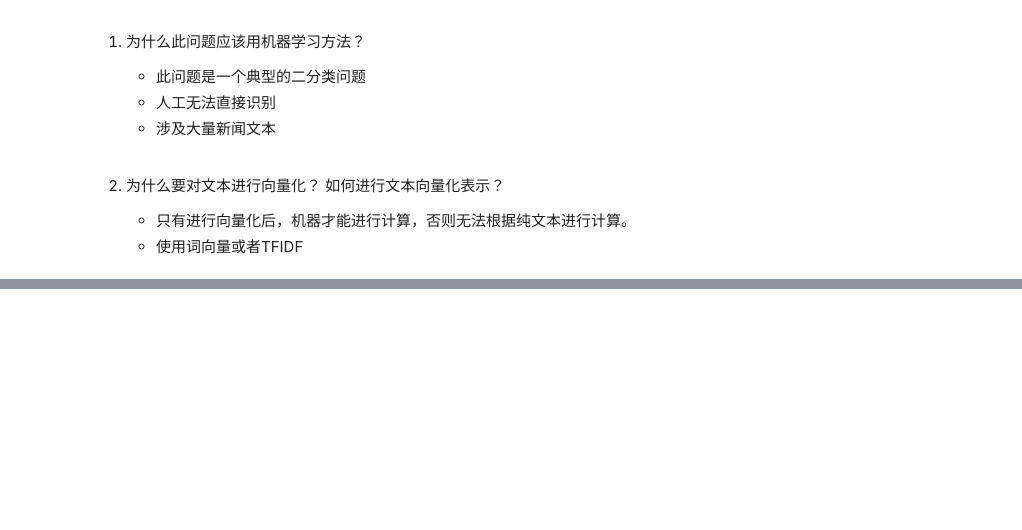
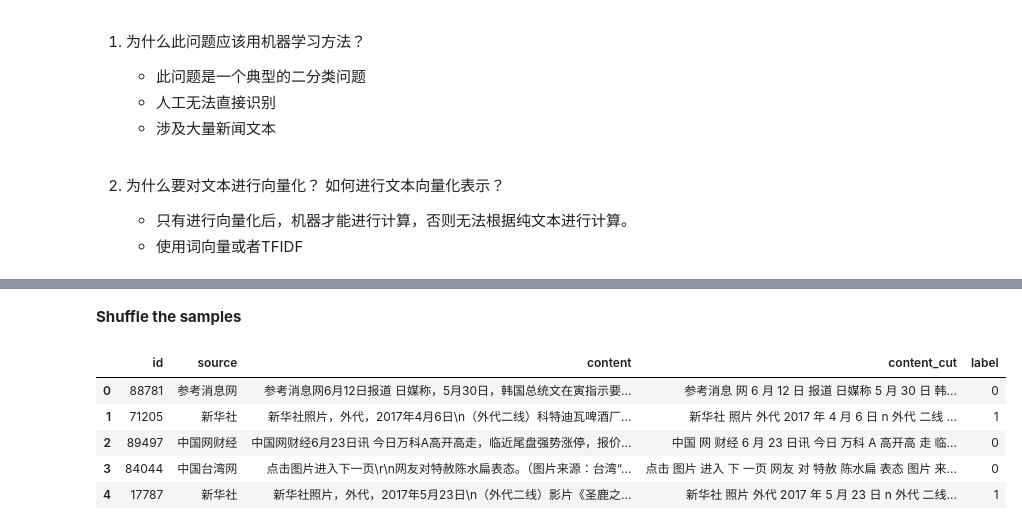
Before and after one commit to pchen12567/AI-For-NLP, a Jupyter notebook: Week_08_LR/Assignment_08.ipynb, the cells around one changed output, grey strips where cells are left out. Cells and saved outputs as stored; diff of their text form; code cells hidden in the pictures; blank space fills up the shorter version.

```diff
--- a/Week_08_LR/Assignment_08.ipynb
+++ b/Week_08_LR/Assignment_08.ipynb
@@ -104,0 +246,11 @@
+# %%
+# Get positive samples
+df_pos = df_news[df_news['label'] == 1].sample(8000).reset_index(drop=True)
+# %%
+# Get negative samples
+df_neg = df_news[df_news['label'] == 0].sample(8000).reset_index(drop=True)
+# %%
+# Combine pos and neg samples
+df_sample = pd.concat([df_pos, df_neg], axis=0)
+# %% [markdown]
+**Shuffle the samples**
@@ -104,0 +259,11 @@
+# %%
+df_sample = shuffle(df_sample).reset_index(drop=True)
+# %%
+df_sample.head()
+# %% [output]
+|  | id | source | content | content_cut | label |
+| 0 | 88781 | 参考消息网 | 参考消息网6月12日报道 日媒称，5月30日，韩国总统文在寅指示要... | 参考消息 网 6 月 12 日 报道 日媒称 5 月 30 日 韩... | 0 |
+| 1 | 71205 | 新华社 | 新华社照片，外代，2017年4月6日\n（外代二线）科特迪瓦啤酒厂... | 新华社 照片 外代 2017 年 4 月 6 日 n 外代 二线 ... | 1 |
+| 2 | 89497 | 中国网财经 | 中国网财经6月23日讯 今日万科A高开高走，临近尾盘强势涨停，报价... | 中国 网 财经 6 月 23 日讯 今日 万科 A 高开高 走 临... | 0 |
+| 3 | 84044 | 中国台湾网 | 点击图片进入下一页\r\n网友对特赦陈水扁表态。（图片来源：台湾“... | 点击 图片 进入 下 一页 网友 对 特赦 陈水扁 表态 图片 来... | 0 |
+| 4 | 17787 | 新华社 | 新华社照片，外代，2017年5月23日\n（外代二线）影片《圣鹿之... | 新华社 照片 外代 2017 年 5 月 23 日 n 外代 二线... | 1 |
```
Also changed, not shown: parts of 59 cells of this notebook.
